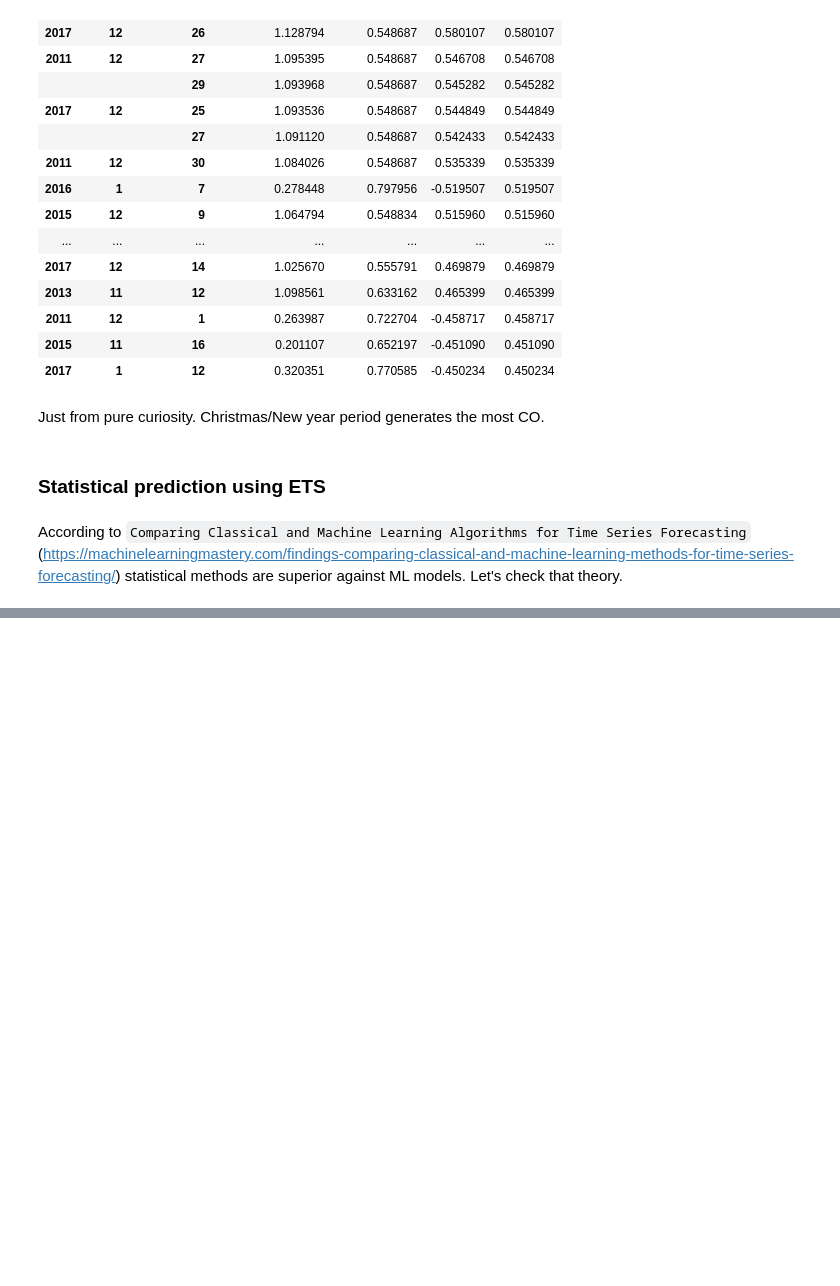
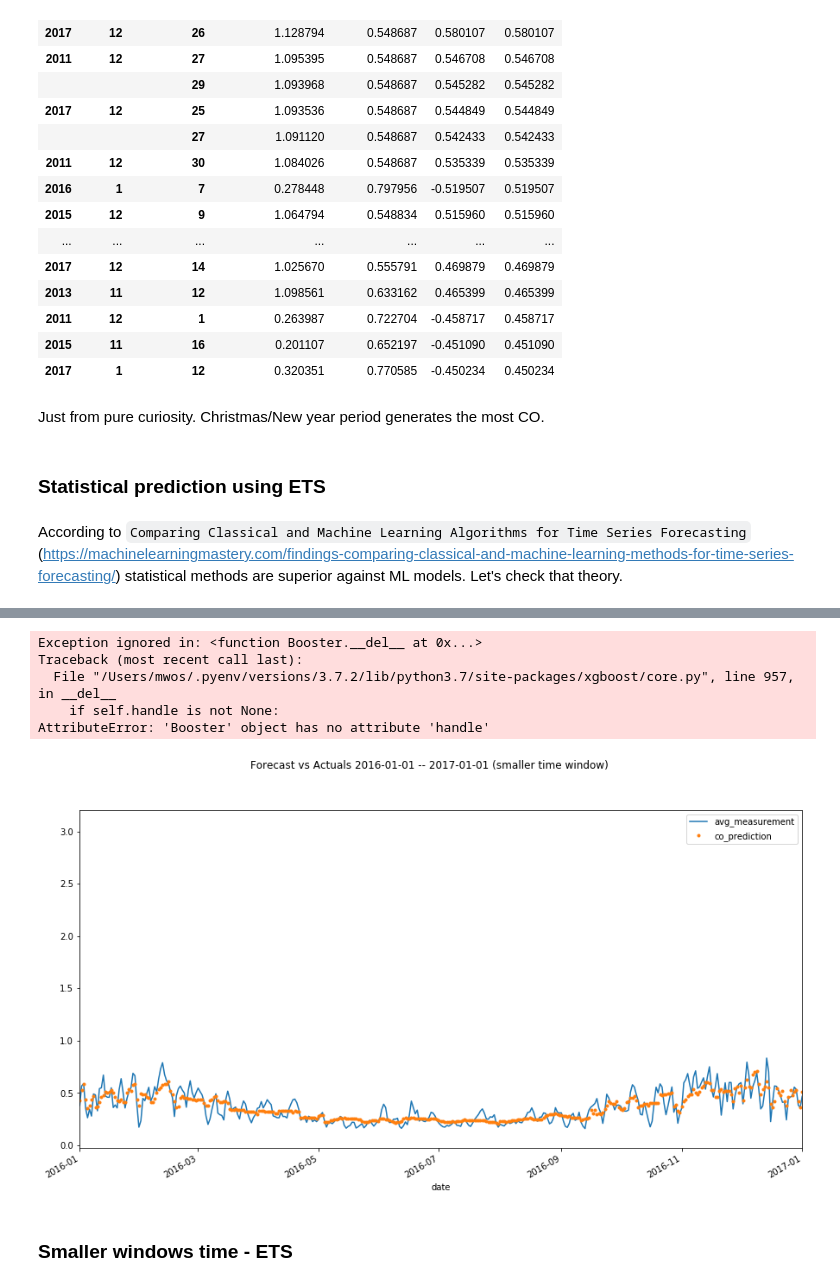
Before and after one commit to mwoss/timeseries-decision-trees, a Jupyter notebook: air_pollution_predictions.ipynb, the cells around one changed output, grey strips where cells are left out. Drawn from its saved outputs; the diff is of its cells as text; code cells hidden in the pictures; blank space fills up the shorter version.

```diff
--- a/air_pollution_predictions.ipynb
+++ b/air_pollution_predictions.ipynb
@@ -512,0 +491,18 @@ co_train_yearly
+# %%
+f, ax = plt.subplots(1)
+f.set_figheight(8)
+f.set_figwidth(15)
+
+co_all_pred_w.set_index('date').sort_index().plot(ax=ax, style=['-','.'])
+
+ax.set_xbound(lower='2016-01-01', upper='2017-01-01')
+plot = plt.suptitle('Forecast vs Actuals 2016-01-01 -- 2017-01-01 (smaller time window)')
+# %% [output]
+Exception ignored in: <function Booster.__del__ at 0x...>
+Traceback (most recent call last):
+  File "/Users/mwos/.pyenv/versions/3.7.2/lib/python3.7/site-packages/xgboost/core.py", line 957, in __del__
+    if self.handle is not None:
+AttributeError: 'Booster' object has no attribute 'handle'
+[figure, added]
+# %% [markdown]
+### Smaller windows time - ETS
```
Also changed, not shown: parts of 25 cells of this notebook.
